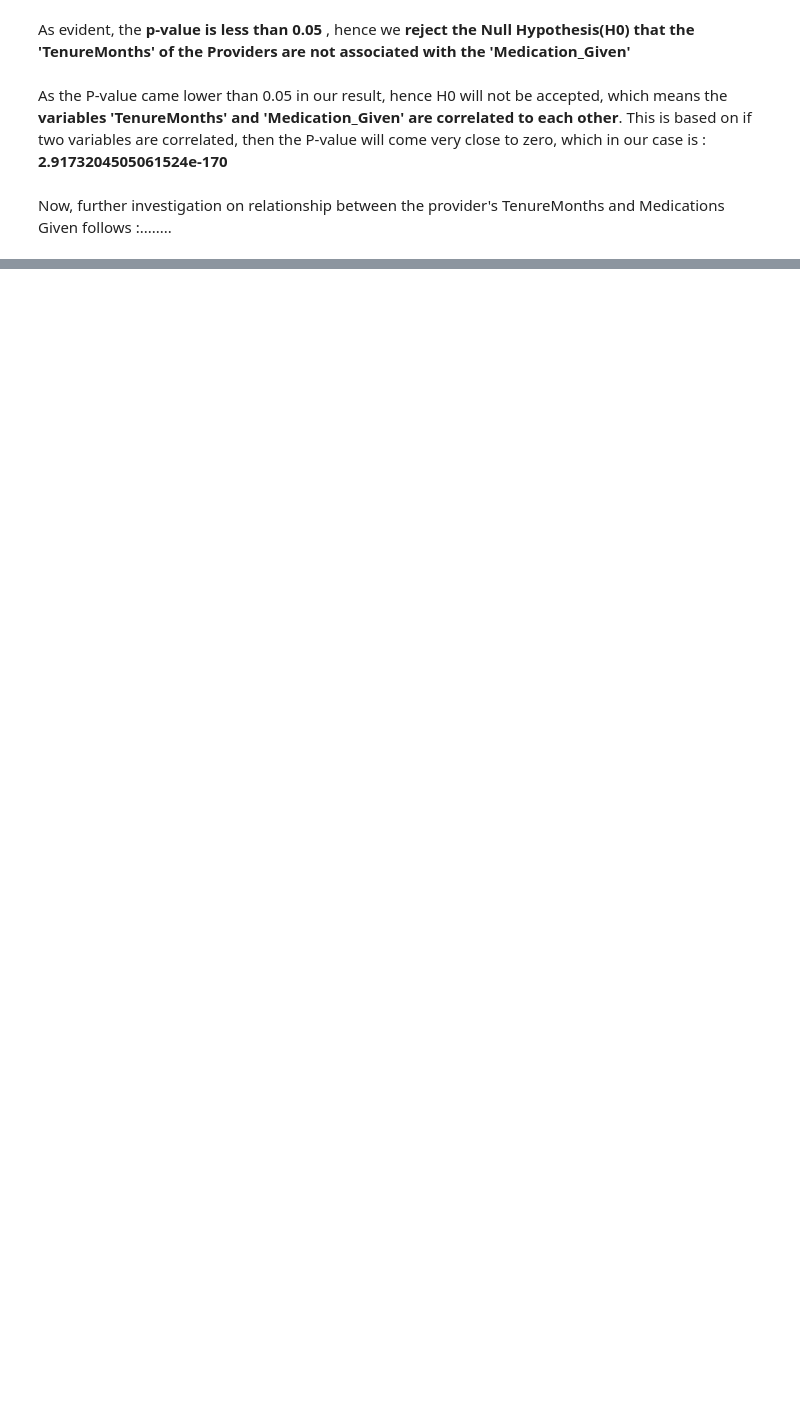
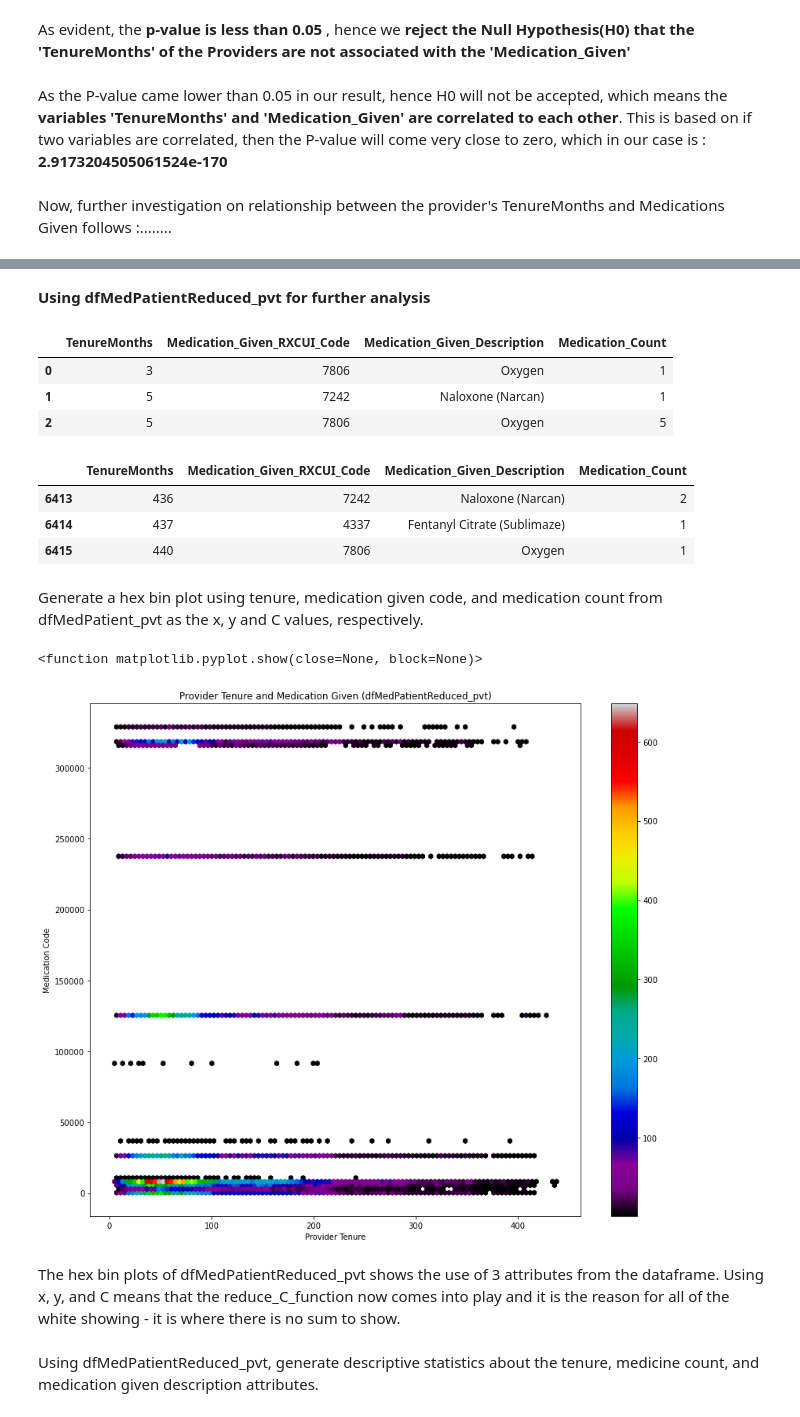
Before and after one commit to data-rescue/ems-analytics, a Jupyter notebook: notebooks/20210313-au-medication-tenure-relation.ipynb, the cells around one changed output, grey strips where cells are left out. Cells and saved outputs as stored; diff of their text form; code cells hidden in the pictures; blank space fills up the shorter version.

```diff
--- a/notebooks/20210313-au-medication-tenure-relation.ipynb
+++ b/notebooks/20210313-au-medication-tenure-relation.ipynb
@@ -120,0 +209,7 @@ Now, further investigation on relationship between the provider's TenureMonths a
+# %%
+## Creating pivot dataframe from'dfMedPatientReduced'
+dfMedPatientReduced_pvt = dfMedPatientReduced.groupby(['TenureMonths',
+                                    'Medication_Given_RXCUI_Code',
+                                    'Medication_Given_Description']).size().to_frame(name='Medication_Count').reset_index()
+
+dfMedPatientReduced_pvt.shape
@@ -120,0 +289,47 @@ Now, further investigation on relationship between the provider's TenureMonths a
+# %% [markdown]
+<b>Using dfMedPatientReduced_pvt for further analysis</b>
+# %%
+## Changing 'Medication_Given_RXCUI_Code' from Numerical(float) to int64 for consistency
+dfMedPatientReduced_pvt['Medication_Given_RXCUI_Code'] = dfMedPatientReduced_pvt['Medication_Given_RXCUI_Code'].apply(np.int64)
+# %%
+## Lowest 3 tenure months Medication given, count break down by tenuremonths
+dfMedPatientReduced_pvt.head(3)
+# %% [output]
+|  | TenureMonths | Medication_Given_RXCUI_Code | Medication_Given_Description | Medication_Count |
+| 0 | 3 | 7806 | Oxygen | 1 |
+| 1 | 5 | 7242 | Naloxone (Narcan) | 1 |
+| 2 | 5 | 7806 | Oxygen | 5 |
+# %%
+## Top 3 tenuremonths for Medication given, count break down by tenuremonths
+dfMedPatientReduced_pvt.tail(3)
+# %% [output]
+|  | TenureMonths | Medication_Given_RXCUI_Code | Medication_Given_Description | Medication_Count |
+| 6413 | 436 | 7242 | Naloxone (Narcan) | 2 |
+| 6414 | 437 | 4337 | Fentanyl Citrate (Sublimaze) | 1 |
+| 6415 | 440 | 7806 | Oxygen | 1 |
+# %% [markdown]
+Generate a hex bin plot using tenure, medication given code, and medication count from dfMedPatient_pvt as the x, y and C values, respectively.
+# %%
+# in order to get the medication given code to show in the y-axis, need to format the values as strings instead of numbers
+hb = dfMedPatientReduced_pvt.plot.hexbin(
+                       x='TenureMonths',
+                       y='Medication_Given_RXCUI_Code',
+                       C='Medication_Count',
+                       reduce_C_function=np.sum,
+                       gridsize=110,
+                       cmap="nipy_spectral",
+                       xlabel="Provider Tenure",
+                       ylabel="Medication Code",
+                       title="Provider Tenure and Medication Given (dfMedPatientReduced_pvt)",
+                       figsize=(14,12),
+                       sharex=False
+)
+plt.gca().yaxis.set_major_formatter(plt.matplotlib.ticker.StrMethodFormatter('{x:.0f}'))
+plt.show
+# %% [output]
+<function matplotlib.pyplot.show(close=None, block=None)>
+[figure, added]
+# %% [markdown]
+The hex bin plots of dfMedPatientReduced_pvt shows the use of 3 attributes from the dataframe. Using x, y, and C means that the reduce_C_function now comes into play and it is the reason for all of the white showing - it is where there is no sum to show.
+# %% [markdown]
+Using dfMedPatientReduced_pvt, generate descriptive statistics about the tenure, medicine count, and medication given description attributes.
```
Also changed, not shown: parts of 55 cells of this notebook, 1 other file.
